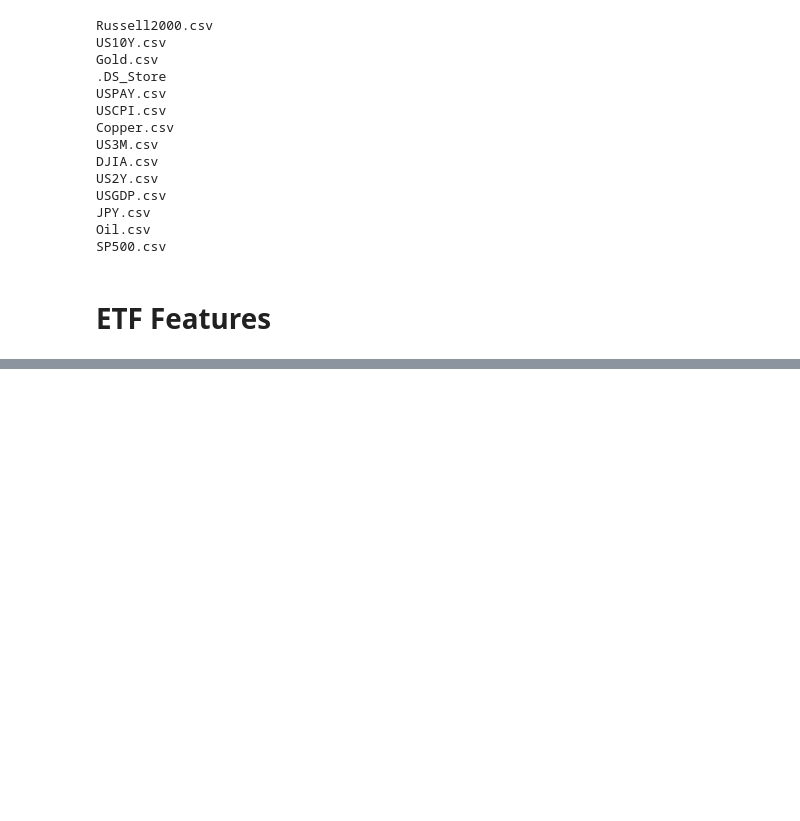
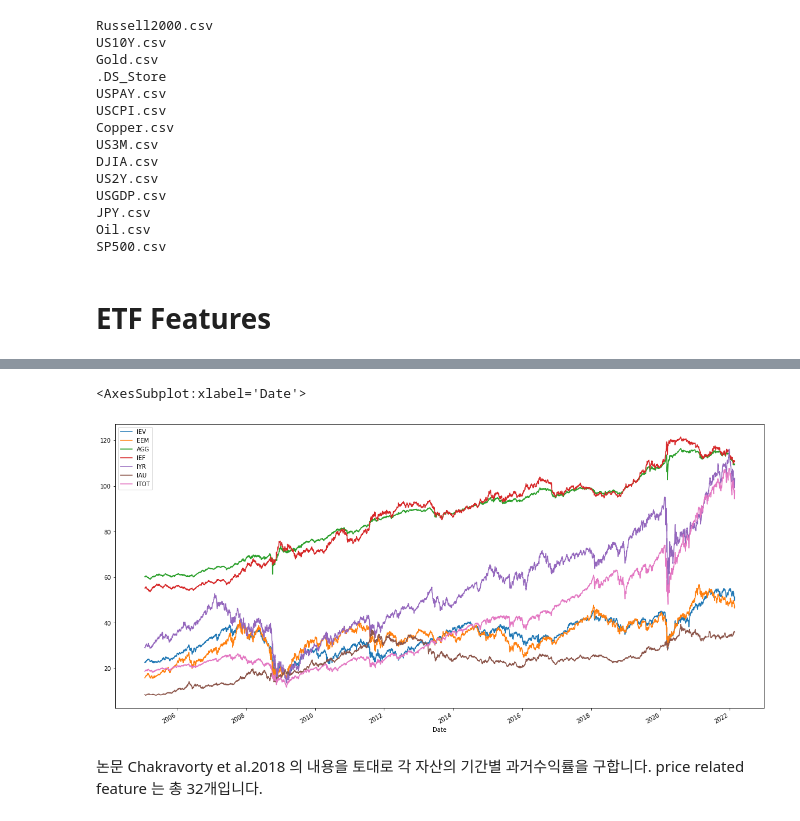
Before and after one commit to kibeomkim14/DL_Enhanced_RiskParity, a Jupyter notebook: notebooks/data_processing.ipynb, the cells around one changed output, grey strips where cells are left out. Saved outputs shown, nothing was run; the diff lists cells and outputs as text; code cells hidden in the pictures; blank space fills up the shorter version.

```diff
--- a/notebooks/data_processing.ipynb
+++ b/notebooks/data_processing.ipynb
@@ -127,3 +77,10 @@ df_etf.to_csv('/Users/mac/Desktop/PycharmProjects/TAADL/input/prices.csv')
+# %%
+df_etf.plot(figsize=(20,10))
+# %% [output]
+<AxesSubplot:xlabel='Date'>
+[figure, added]
+# %% [markdown]
+논문 Chakravorty et al.2018 의 내용을 토대로 각 자산의 기간별 과거수익률을 구합니다. price related feature 는 총 32개입니다.
 # %%
 # Now create features related to price data
 df_etf_30  = df_etf/df_etf.shift(30) - 1
```
Also changed, not shown: parts of 14 cells of this notebook, 34 other files.
